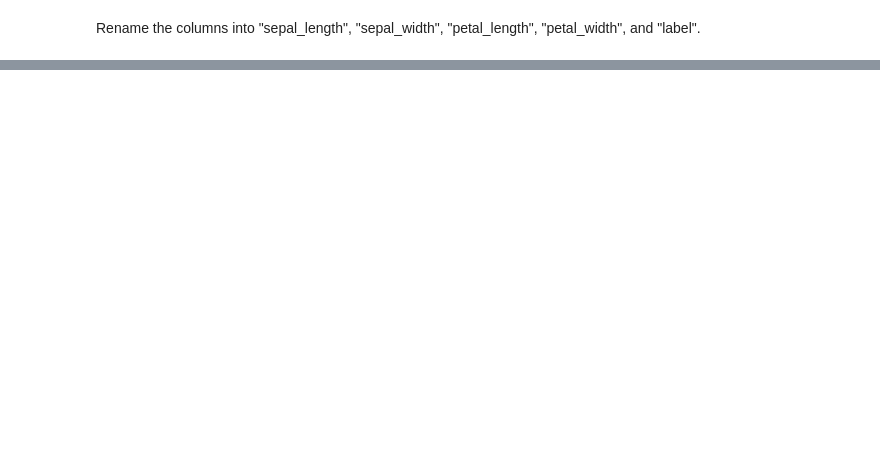
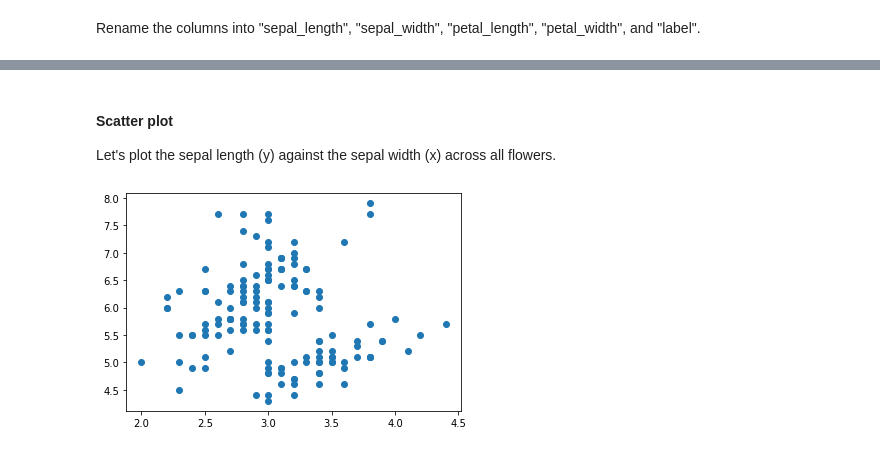
Before and after one commit to RussellDash332/EXPOSE-DSA, a Jupyter notebook: EXPOSE.ipynb, the cells around one changed output, grey strips where cells are left out. Drawn from its saved outputs; the diff is of its cells as text; code cells hidden in the pictures; blank space fills up the shorter version.

```diff
--- a/EXPOSE.ipynb
+++ b/EXPOSE.ipynb
@@ -102,2 +167,6 @@ How to obtain the first column with values now in **millimetres**?
 # %% [markdown]
 Join the `target` dataframe into `df`.
+# %%
+# Important to reassign the join result back to df
+df = df.join(target)
+df.head()
@@ -107,0 +184,11 @@ Our final processed dataset should be like this.
+# %%
+mapper = {
+    'sepal length (cm)': 'sepal_length',
+    'sepal width (cm)': 'sepal_width',
+    'petal length (cm)': 'petal_length',
+    'petal width (cm)': 'petal_width',
+    0: 'label'
+}
+
+df = df.rename(mapper, axis='columns')
+df.head()
@@ -118,0 +255,7 @@ There are several types of visualisations that we can do, including:
+# %% [markdown]
+#### Scatter plot
+Let's plot the sepal length (y) against the sepal width (x) across all flowers.
+# %%
+fig = plt.scatter(y=df.sepal_length, x=df.sepal_width)
+# %% [output]
+[figure, added]
```
Also changed, not shown: parts of 32 cells of this notebook, 2 other files.
